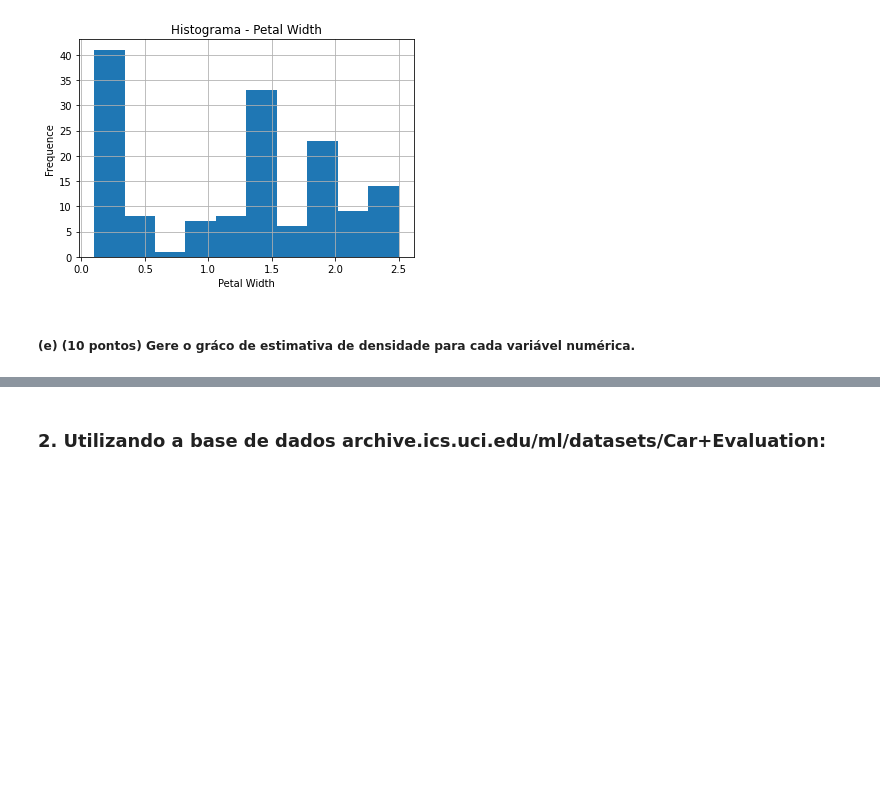
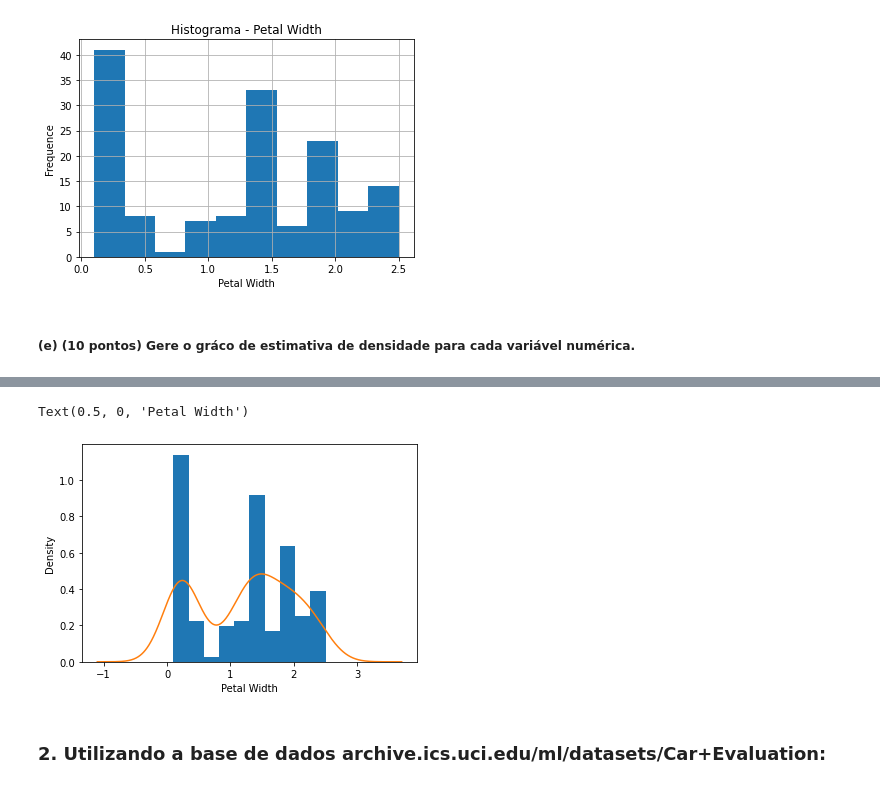
Before and after one commit to yuriresendematias/Aprendizagem-de-Maquina, a Jupyter notebook: Semana 5/Atividade5.ipynb, the cells around one changed output, grey strips where cells are left out. Drawn from its saved outputs; the diff is of its cells as text; code cells hidden in the pictures; blank space fills up the shorter version.

```diff
--- a/Semana 5/Atividade5.ipynb
+++ b/Semana 5/Atividade5.ipynb
@@ -145,3 +166,10 @@ plt.show()
+# %%
+ax = data_set['petal.width'].plot.hist(density=True)
+data_set['petal.width'].plot.density(ax=ax)
+ax.set_xlabel('Petal Width')
+# %% [output]
+Text(0.5, 0, 'Petal Width')
+[figure, added]
 # %% [markdown]
 ### 2. Utilizando a base de dados archive.ics.uci.edu/ml/datasets/Car+Evaluation:
 # %%
```
Also changed, not shown: parts of 3 cells of this notebook.
